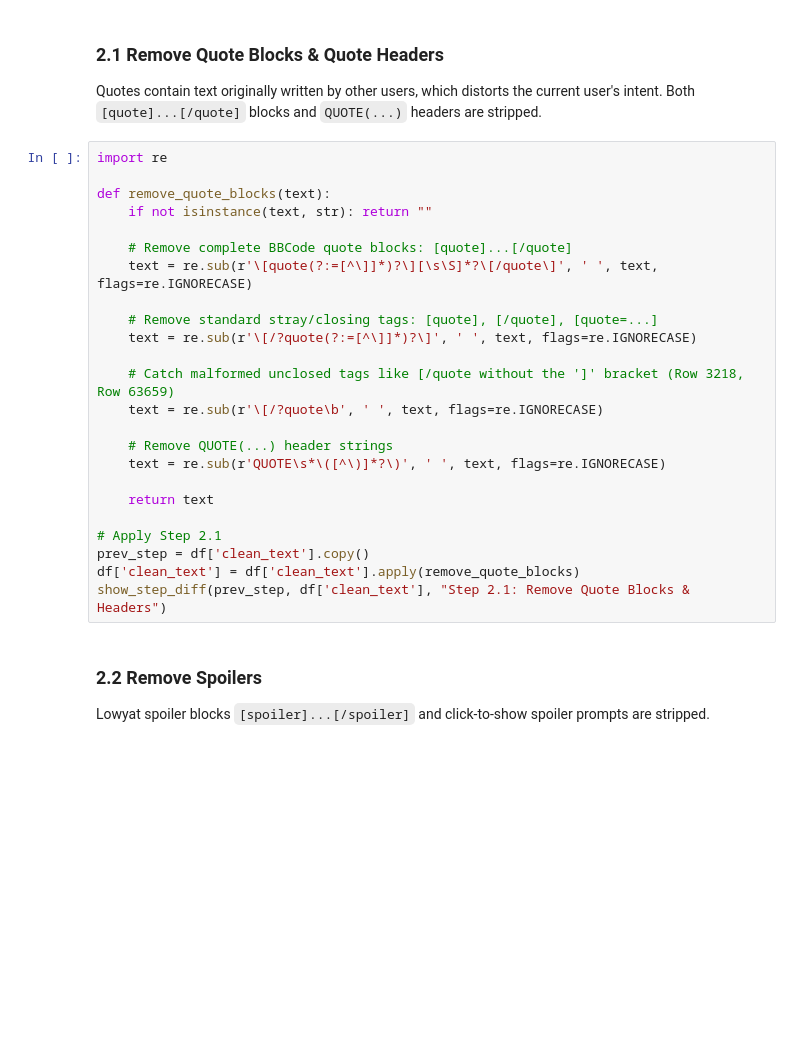
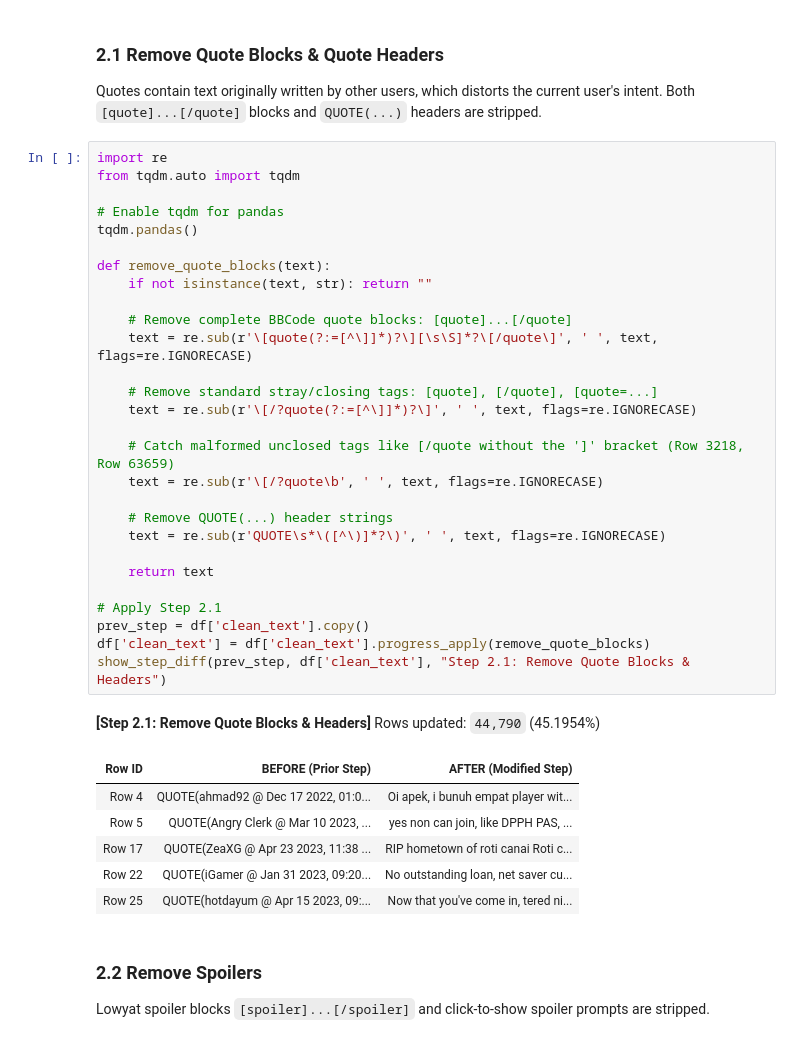
Before and after one commit to wjnotl/online-forum-communicative-intent-classification, a Jupyter notebook: intent classification.ipynb, the cells around one changed output. Cells and saved outputs as stored; diff of their text form; blank space fills up the shorter version.

```diff
--- a/intent classification.ipynb
+++ b/intent classification.ipynb
@@ -393,28 +563,40 @@ Forum-specific noise such as nested quote blocks, spoilers, images, BBCode tags,
 Quotes contain text originally written by other users, which distorts the current user's intent. Both `[quote]...[/quote]` blocks and `QUOTE(...)` headers are stripped.
 # %%
 import re
+from tqdm.auto import tqdm
+
+# Enable tqdm for pandas
+tqdm.pandas()
 
 def remove_quote_blocks(text):
     if not isinstance(text, str): return ""
 
     # Remove complete BBCode quote blocks: [quote]...[/quote]
     text = re.sub(r'\[quote(?:=[^\]]*)?\][\s\S]*?\[/quote\]', ' ', text, flags=re.IGNORECASE)
 
     # Remove standard stray/closing tags: [quote], [/quote], [quote=...]
     text = re.sub(r'\[/?quote(?:=[^\]]*)?\]', ' ', text, flags=re.IGNORECASE)
 
     # Catch malformed unclosed tags like [/quote without the ']' bracket (Row 3218, Row 63659)
     text = re.sub(r'\[/?quote\b', ' ', text, flags=re.IGNORECASE)
 
     # Remove QUOTE(...) header strings
     text = re.sub(r'QUOTE\s*\([^\)]*?\)', ' ', text, flags=re.IGNORECASE)
 
     return text
 
 # Apply Step 2.1
 prev_step = df['clean_text'].copy()
-df['clean_text'] = df['clean_text'].apply(remove_quote_blocks)
+df['clean_text'] = df['clean_text'].progress_apply(remove_quote_blocks)
 show_step_diff(prev_step, df['clean_text'], "Step 2.1: Remove Quote Blocks & Headers")
+# %% [output]
+**[Step 2.1: Remove Quote Blocks & Headers]** Rows updated: `44,790` (45.1954%)
+| Row ID | BEFORE (Prior Step) | AFTER (Modified Step) |
+| Row 4 | QUOTE(ahmad92 @ Dec 17 2022, 01:0... | Oi apek, i bunuh empat player wit... |
+| Row 5 | QUOTE(Angry Clerk @ Mar 10 2023, ... | yes non can join, like DPPH PAS, ... |
+| Row 17 | QUOTE(ZeaXG @ Apr 23 2023, 11:38 ... | RIP hometown of roti canai Roti c... |
+| Row 22 | QUOTE(iGamer @ Jan 31 2023, 09:20... | No outstanding loan, net saver cu... |
+| Row 25 | QUOTE(hotdayum @ Apr 15 2023, 09:... | Now that you've come in, tered ni... |
 # %% [markdown]
 ### 2.2 Remove Spoilers
 Lowyat spoiler blocks `[spoiler]...[/spoiler]` and click-to-show spoiler prompts are stripped.
```
Also changed, not shown: parts of 73 cells of this notebook, 1 other file.
